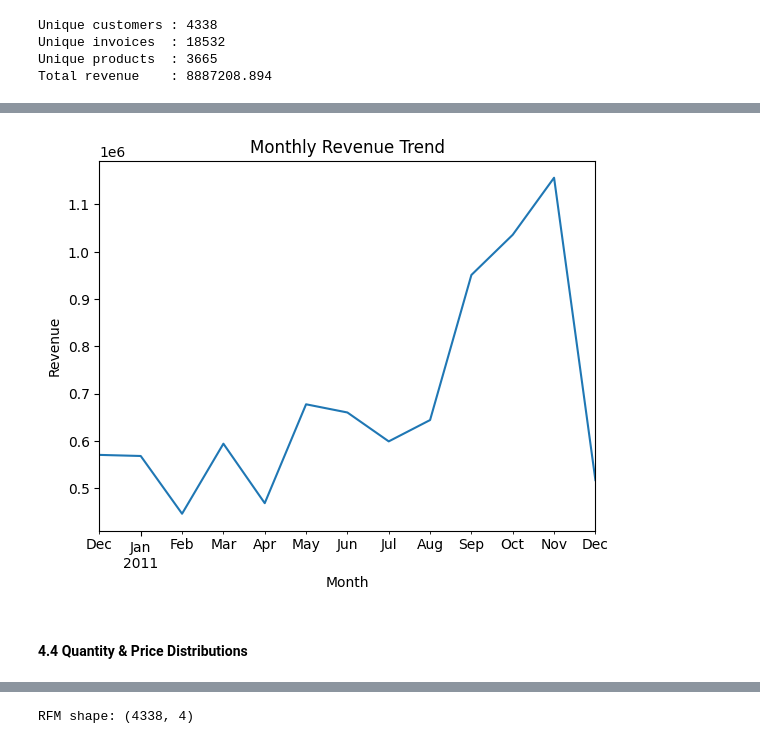
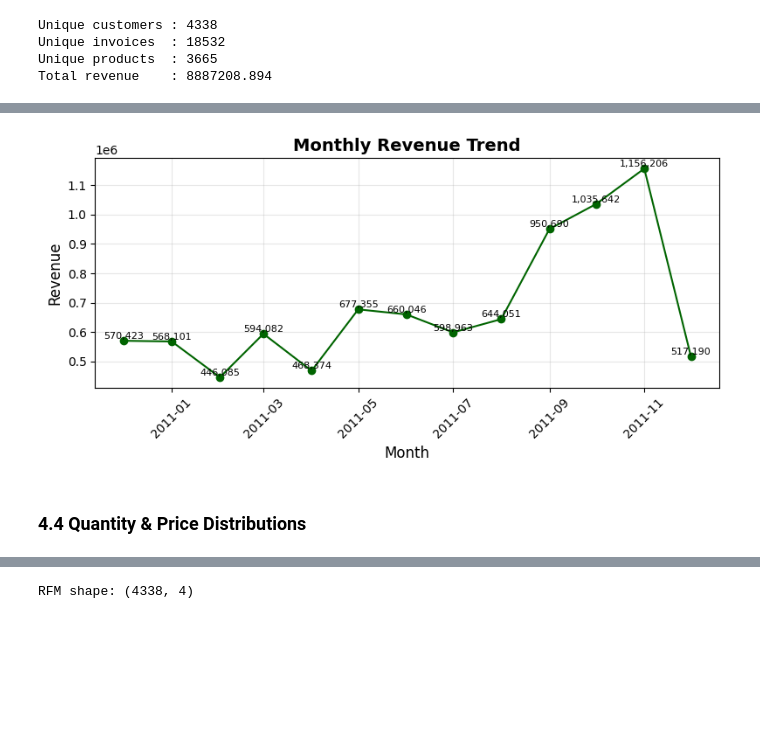
Before and after one commit to Chirag0455/MSc_Data_Science_Project, a Jupyter notebook: DS_Project_Chirag.ipynb, the cells around one changed output, grey strips where cells are left out. Drawn from its saved outputs; the diff is of its cells as text; code cells hidden in the pictures; blank space fills up the shorter version.

```diff
--- a/DS_Project_Chirag.ipynb
+++ b/DS_Project_Chirag.ipynb
@@ -65 +67,12 @@ Loaded shape: (541909, 8)
+# %%
+import matplotlib.pyplot as plt
+
+plt.rcParams["figure.figsize"] = (10, 6)
+plt.rcParams["axes.titlesize"] = 14
+plt.rcParams["axes.labelsize"] = 12
+plt.rcParams["xtick.labelsize"] = 10
+plt.rcParams["ytick.labelsize"] = 10
+plt.rcParams["legend.fontsize"] = 10
+plt.rcParams["axes.grid"] = True
+plt.rcParams["grid.alpha"] = 0.3
 # %% [markdown]
@@ -279,14 +301,21 @@ plt.show()
 # %%
 df["InvoiceMonth"] = df["InvoiceDate"].dt.to_period("M").dt.to_timestamp()
 monthly_revenue = df.groupby("InvoiceMonth")["TotalPrice"].sum()
 
-plt.figure()
-monthly_revenue.plot()
-plt.title("Monthly Revenue Trend")
+plt.figure(figsize=(8, 4))
+plt.plot(monthly_revenue.index, monthly_revenue.values, marker="o", color="darkgreen")
+
+plt.title("Monthly Revenue Trend", fontweight="bold")
 plt.xlabel("Month")
 plt.ylabel("Revenue")
+
+for x, y in zip(monthly_revenue.index, monthly_revenue.values):
+    plt.text(x, y, f"{y:,.0f}", fontsize=8, ha="center", va="bottom")
+
+plt.xticks(rotation=45)
+plt.tight_layout()
 plt.show()
 # %% [output]
-[figure, old version]
+[figure, new version]
 # %% [markdown]
-#### 4.4 Quantity & Price Distributions
+### 4.4 Quantity & Price Distributions
```
Also changed, not shown: parts of 41 cells of this notebook.
